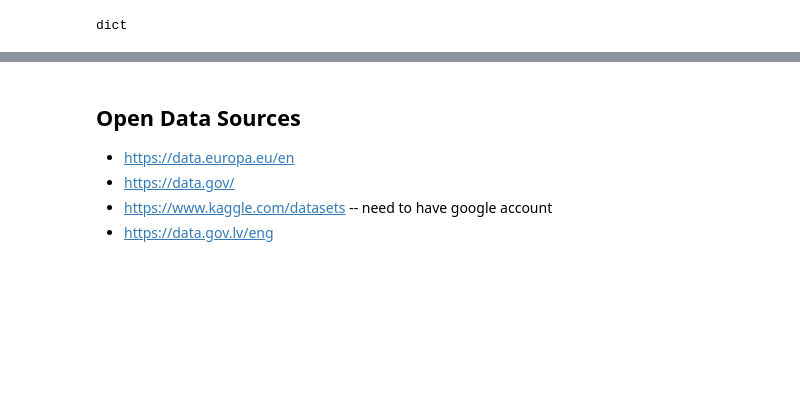
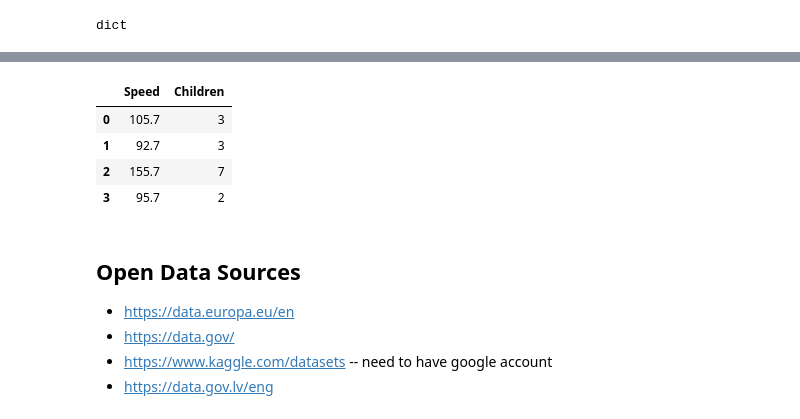
Before and after one commit to ValRCS/RTU_Python_720_Fall_2020, a Jupyter notebook: Pandas/Python_Pandas_Tutorial.ipynb, the cells around one changed output, grey strips where cells are left out. Drawn from its saved outputs; the diff is of its cells as text; code cells hidden in the pictures; blank space fills up the shorter version.

```diff
--- a/Pandas/Python_Pandas_Tutorial.ipynb
+++ b/Pandas/Python_Pandas_Tutorial.ipynb
@@ -214,3 +270,13 @@ mydf[["Speed"]]
+# %%
+# how about two columns
+mydf[["Speed", "Children"]] # notice double brackets
+# so we pass a list of column names we want to get out
+# %% [output]
+|  | Speed | Children |
+| 0 | 105.7 | 3 |
+| 1 | 92.7 | 3 |
+| 2 | 155.7 | 7 |
+| 3 | 95.7 | 2 |
 # %% [markdown]
 ## Open Data Sources
 
```
Also changed, not shown: parts of 30 cells of this notebook, 4 other files.
